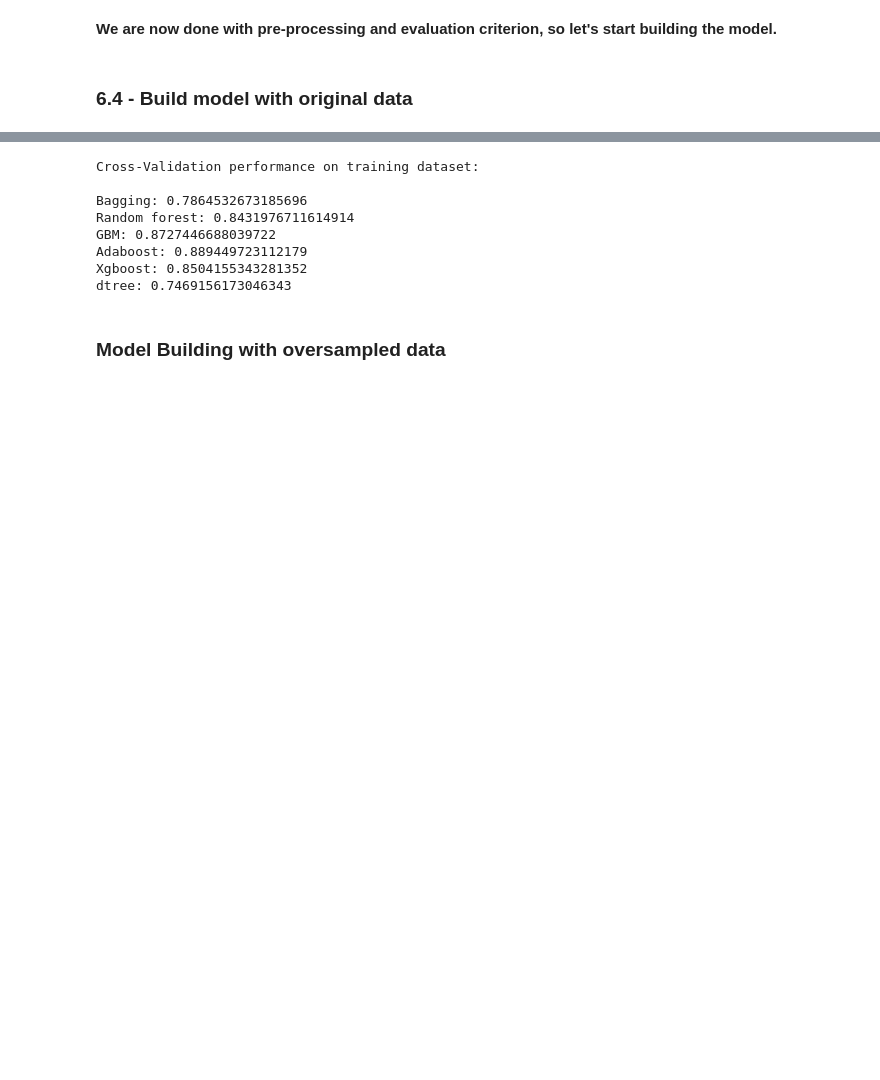
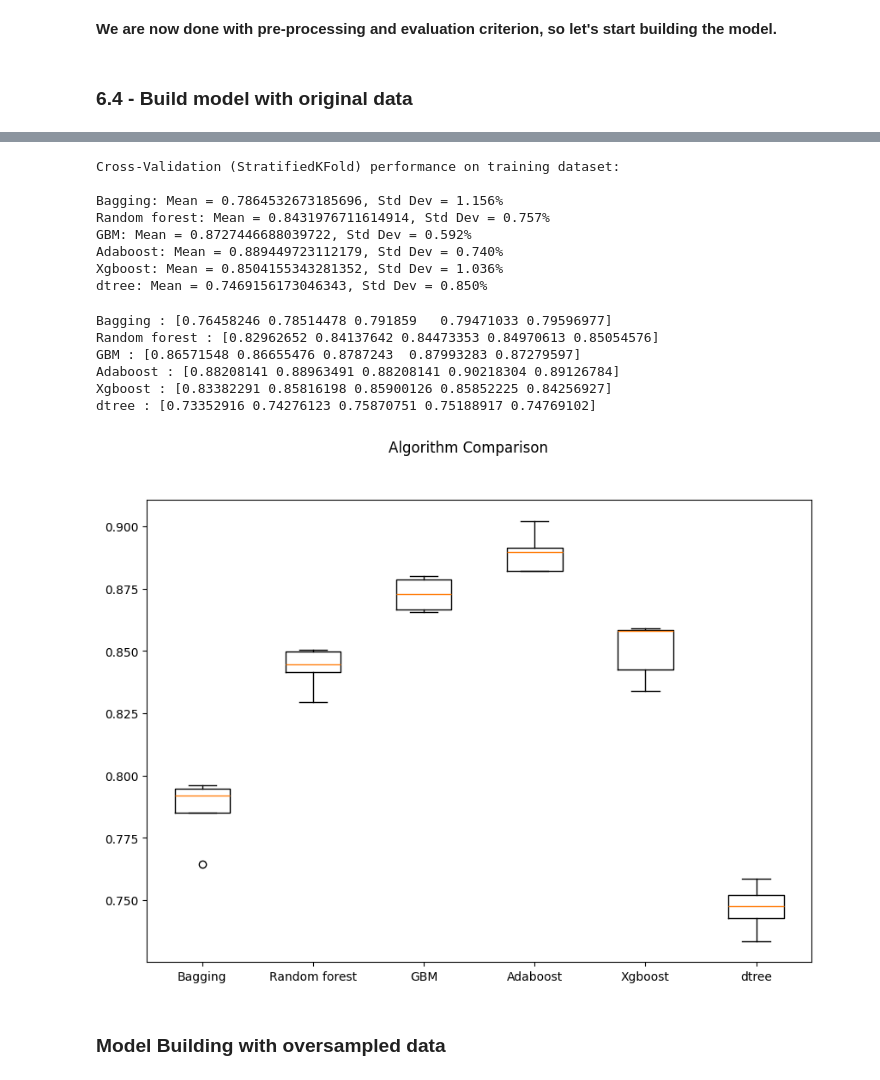
Before and after one commit to RashmiJK/PGP-AIML-EasyVisa-AML, a Jupyter notebook: easyvisa_modeling.ipynb, the cells around one changed output, grey strips where cells are left out. Saved outputs shown, nothing was run; the diff lists cells and outputs as text; code cells hidden in the pictures; blank space fills up the shorter version.

```diff
--- a/easyvisa_modeling.ipynb
+++ b/easyvisa_modeling.ipynb
@@ -1041,23 +1041,3 @@ models.append(("GBM", GradientBoostingClassifier(random_state = 1)))
 models.append(("Adaboost", AdaBoostClassifier(random_state = 1)))
 models.append(("Xgboost", XGBClassifier(random_state=1, eval_metric="logloss")))
 models.append(("dtree", DecisionTreeClassifier(class_weight = 'balanced',random_state = 1)))
-
-# List to store all model's CV scores
-results = []
-# List to store name of the models
-names = []
-
-# loop through all models to get the mean cross validated score
-print("\n" "Cross-Validation performance on training dataset:" "\n")
-for name, model in models:
-    kfold = StratifiedKFold(n_splits=5, shuffle=True, random_state=1)
-    cv_result = cross_val_score(estimator=model, X=X_train, y=y_train, scoring = scorer,cv=kfold)
-    results.append(cv_result)
-    names.append(name)
-    print("{}: {}".format(name, cv_result.mean()))
-
-print("\n" "Validation Performance:" "\n")
-for name, model in models:
-    model.fit(X_train,y_train)
-    scores = recall_score(y_val, model.predict(X_val))
-    print("{}: {}".format(name, scores))
@@ -1081,0 +1044,13 @@ dtree: 0.7451023073574228
+# %%
+print("Training Perforamnce:\n")
+for name, model in models:
+    model.fit(X_train, y_train)
+    score_train = recall_score(y_train, model.predict(X_train))
+    print("{}: {}".format(name, score_train))
+
+
+print("Validation Performance: \n")
+for name, model in models:
+    model.fit(X_train,y_train)
+    score_val = recall_score(y_val, model.predict(X_val))
+    print("{}: {}".format(name, score_val))
@@ -1082,32 +1074,53 @@ dtree: 0.7451023073574228
 # %%
-# loop through all models to get the mean cross validated score
-print("\n" "Cross-Validation performance on training dataset:" "\n")
+# Loop through all the models to get the mean cross validated score
+# Use StratifiedKFold with n_splits as 5
+
+# List to store all model's CV scores
+results = []
+# List to store name of the models
+names = []
+
+print("\n" "Cross-Validation (StratifiedKFold) performance on training dataset:" "\n")
 for name, model in models:
     kfold = StratifiedKFold(n_splits=5, shuffle=True, random_state=1)
     cv_result = cross_val_score(estimator=model, X=X_train, y=y_train, scoring = scorer,cv=kfold)
     results.append(cv_result)
     names.append(name)
-    print("{}: {}".format(name, cv_result.mean()))
+    print("{}: Mean = {}, Std Dev = {:.3f}%".format(name, cv_result.mean(), cv_result.std() * 100.0))
 # %% [output]
-Cross-Validation performance on training dataset:
+Cross-Validation (StratifiedKFold) performance on training dataset:
 
-Bagging: 0.7864532673185696
-Random forest: 0.8431976711614914
-GBM: 0.8727446688039722
-Adaboost: 0.889449723112179
-Xgboost: 0.8504155343281352
-dtree: 0.7469156173046343
+Bagging: Mean = 0.7864532673185696, Std Dev = 1.156%
+Random forest: Mean = 0.8431976711614914, Std Dev = 0.757%
+GBM: Mean = 0.8727446688039722, Std Dev = 0.592%
+Adaboost: Mean = 0.889449723112179, Std Dev = 0.740%
+Xgboost: Mean = 0.8504155343281352, Std Dev = 1.036%
+dtree: Mean = 0.7469156173046343, Std Dev = 0.850%
+# %%
+for name, result in zip(names, results):
+    print(f"{name} : {result} ")
+# %% [output]
+Bagging : [0.76458246 0.78514478 0.791859   0.79471033 0.79596977]
+Random forest : [0.82962652 0.84137642 0.84473353 0.84970613 0.85054576]
+GBM : [0.86571548 0.86655476 0.8787243  0.87993283 0.87279597]
+Adaboost : [0.88208141 0.88963491 0.88208141 0.90218304 0.89126784]
+Xgboost : [0.83382291 0.85816198 0.85900126 0.85852225 0.84256927]
+dtree : [0.73352916 0.74276123 0.75870751 0.75188917 0.74769102]
 # %%
-# Plotting boxplots for CV scores of all models defined above
+# Plot boxplots for CV scores of all models defined above
+# set the figure size to 10 inches wide and 7 inches tall
 fig = plt.figure(figsize=(10, 7))
 
+# set the main title
 fig.suptitle("Algorithm Comparison")
 ax = fig.add_subplot(111)
 
-plt.boxplot(results1)
+plt.boxplot(results)
 ax.set_xticklabels(names)
 
 plt.show()
+# %% [output]
+[figure, added]
 # %% [markdown]
 ### Model Building with oversampled data
 # %%
```
Also changed, not shown: parts of 2 cells of this notebook.
